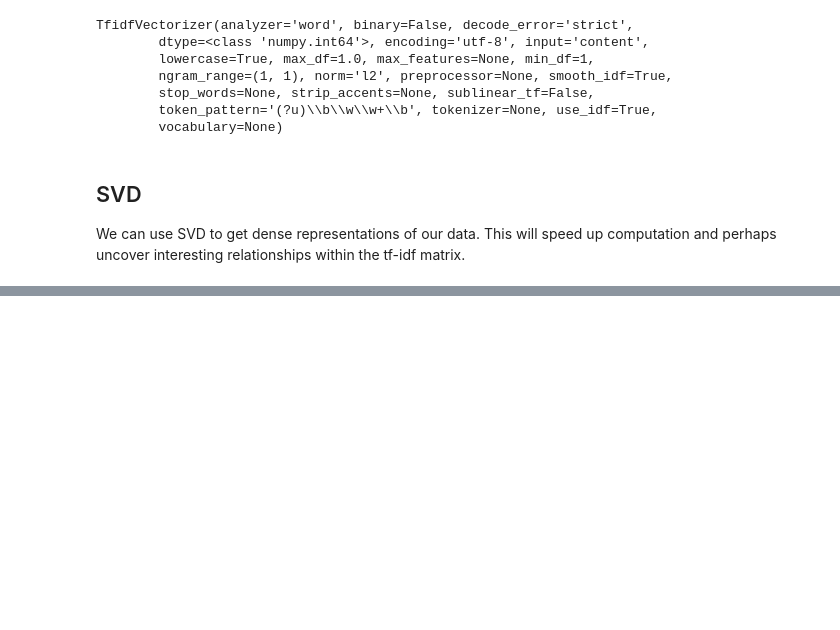
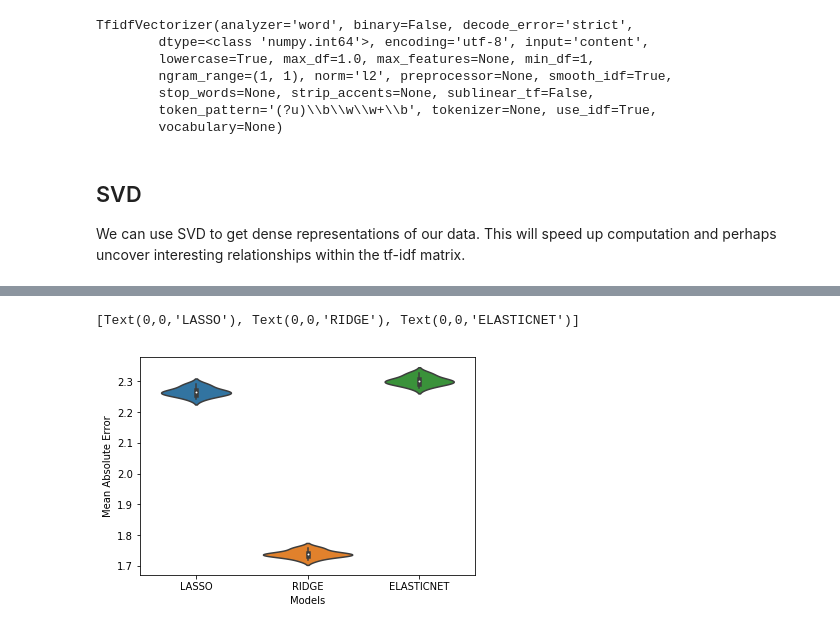
Before and after one commit to itaher1995/WineReviewsDataset, a Jupyter notebook: wine-reviews.ipynb, the cells around one changed output, grey strips where cells are left out. Drawn from its saved outputs; the diff is of its cells as text; code cells hidden in the pictures; blank space fills up the shorter version.

```diff
--- a/wine-reviews.ipynb
+++ b/wine-reviews.ipynb
@@ -208,5 +228,8 @@ X_test_SVD= X_test.reset_index(drop=True).merge(testSVD.reset_index(drop=True),h
 # %%
-lasso_RS = RandomizedSearchCV(estimator=Lasso(),param_distributions={'alpha':np.random.rand(100)*10},n_iter=20,scoring='mean_absolute_error')
-ridge_RS = RandomizedSearchCV(estimator=Ridge(),param_distributions={'alpha':np.random.rand(100)*10},n_iter=20,scoring='mean_absolute_error')
+lasso_RS = RandomizedSearchCV(estimator=Lasso(),param_distributions={'alpha':np.random.rand(100)*10},n_iter=20,scoring='mean_absolute_error',cv=10)
+ridge_RS = RandomizedSearchCV(estimator=Ridge(),param_distributions={'alpha':np.random.rand(100)*10},n_iter=20,scoring='mean_absolute_error',cv=10)
+elastic_RS = RandomizedSearchCV(estimator=ElasticNet(),param_distributions={'alpha':np.random.rand(100)*10},n_iter=20,scoring='mean_absolute_error',cv=10)
-# %%
-lasso_RS.fit(X_train_SVD,y_train)
+# %%
+lasso_RS.fit(trainSVD,y_train)
+ridge_RS.fit(trainSVD,y_train)
+elastic_RS.fit(trainSVD,y_train)
@@ -212,0 +250,15 @@ lasso_RS.fit(X_train_SVD,y_train)
+# %%
+lrsRes = pd.DataFrame(lasso_RS.cv_results_)
+rrsRes = pd.DataFrame(ridge_RS.cv_results_)
+ersRes = pd.DataFrame(elastic_RS.cv_results_)
+# %%
+g=sns.violinplot(data=np.vstack(( # need to flip sign because random search function returns loss not actual MAE
+            np.negative(lrsRes.loc[lrsRes['rank_test_score']==1][[x for x in lrsRes.columns if 'test' in x and 'split' in x]].values[0]),
+              np.negative(rrsRes.loc[rrsRes['rank_test_score']==1][[x for x in rrsRes.columns if 'test' in x and 'split' in x]].values[0]),
+              np.negative(ersRes.loc[ersRes['rank_test_score']==1][[x for x in ersRes.columns if 'test' in x and 'split' in x]].values[0]))).T)
+plt.xlabel('Models')
+plt.ylabel('Mean Absolute Error')
+g.set_xticklabels(['LASSO','RIDGE','ELASTICNET'])
+# %% [output]
+[Text(0,0,'LASSO'), Text(0,0,'RIDGE'), Text(0,0,'ELASTICNET')]
+[figure, added]
```
Also changed, not shown: parts of 33 cells of this notebook.
